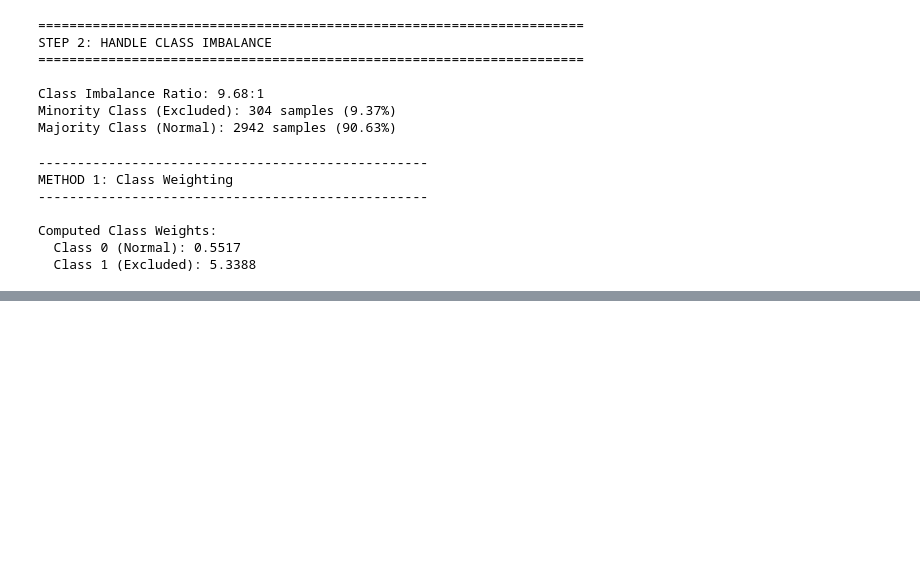
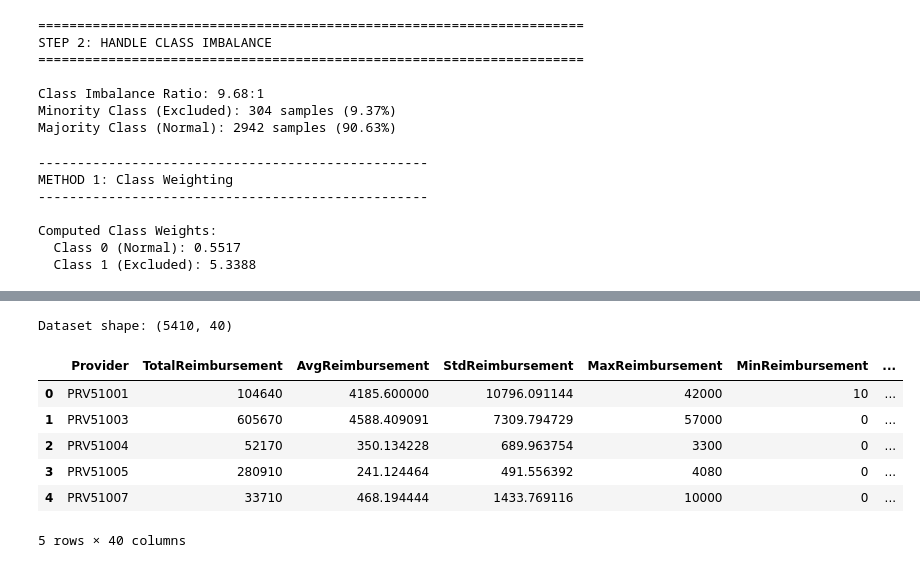
Before and after one commit to omarAhmed-11/fraud_detection_project, a Jupyter notebook: 02_modeling.ipynb, the cells around one changed output, grey strips where cells are left out. Cells and saved outputs as stored; diff of their text form; code cells hidden in the pictures; blank space fills up the shorter version.

```diff
--- a/02_modeling.ipynb
+++ b/02_modeling.ipynb
@@ -282,0 +299,40 @@ Computed Class Weights:
+# %%
+import pandas as pd
+import numpy as np
+
+from sklearn.model_selection import train_test_split
+from sklearn.metrics import (
+    classification_report,
+    confusion_matrix,
+    roc_auc_score,
+    roc_curve,
+    precision_recall_curve,
+    average_precision_score
+)
+from sklearn.ensemble import GradientBoostingClassifier
+from sklearn.utils.class_weight import compute_class_weight
+
+import matplotlib.pyplot as plt
+import seaborn as sns
+
+sns.set(style="whitegrid")
+plt.rcParams["figure.figsize"] = (8, 5)
+
+# ==========================
+# LOAD PROVIDER-LEVEL DATA
+# ==========================
+
+DATA_PATH = "Provider_Level_Features.csv"   # make sure this matches your file name
+
+df = pd.read_csv(DATA_PATH)
+print("Dataset shape:", df.shape)
+df.head()
+# %% [output]
+Dataset shape: (5410, 40)
+|  | Provider | TotalReimbursement | AvgReimbursement | StdReimbursement | MaxReimbursement | MinReimbursement | ... |
+| 0 | PRV51001 | 104640 | 4185.600000 | 10796.091144 | 42000 | 10 | ... |
+| 1 | PRV51003 | 605670 | 4588.409091 | 7309.794729 | 57000 | 0 | ... |
+| 2 | PRV51004 | 52170 | 350.134228 | 689.963754 | 3300 | 0 | ... |
+| 3 | PRV51005 | 280910 | 241.124464 | 491.556392 | 4080 | 0 | ... |
+| 4 | PRV51007 | 33710 | 468.194444 | 1433.769116 | 10000 | 0 | ... |
+5 rows × 40 columns
```
Also changed, not shown: parts of 11 cells of this notebook, 1 other file.
